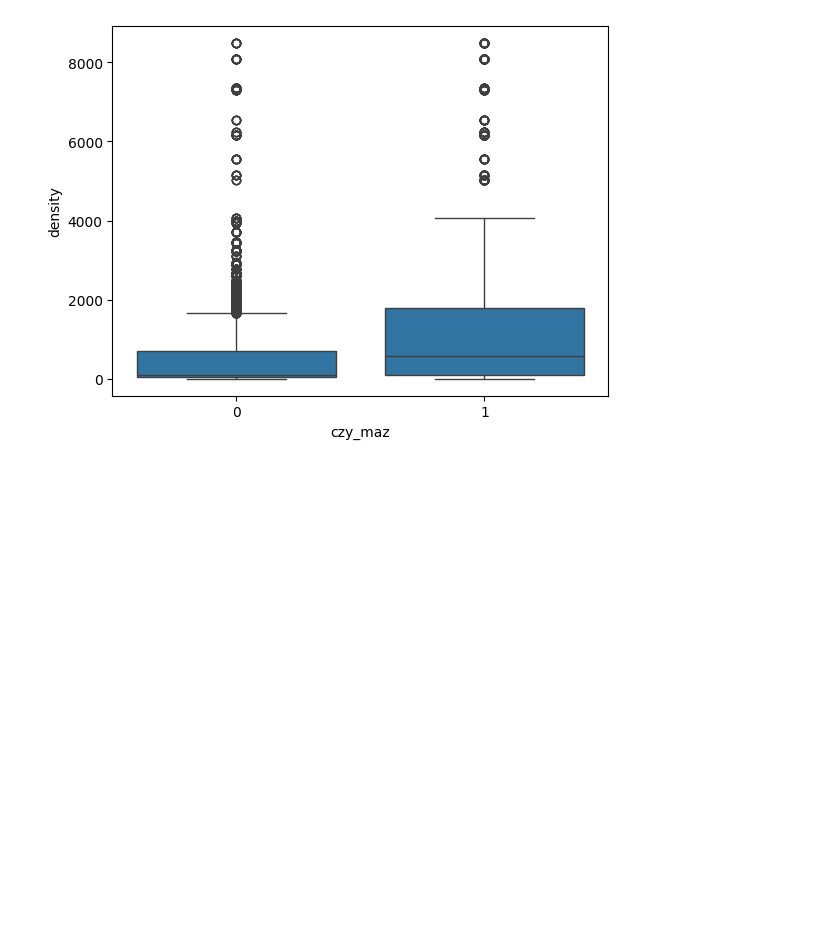
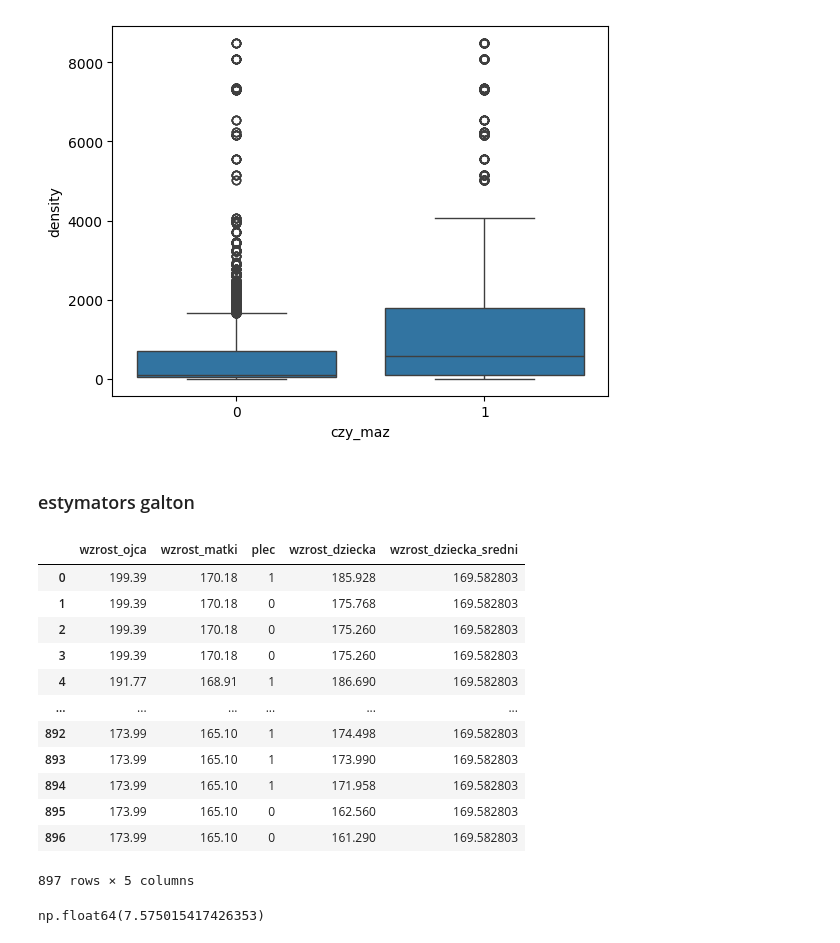
Before and after one commit to GrabarzVIII/election_analisys_stacjaIT, a Jupyter notebook: notebooks/analisys.ipynb, the cells around one changed output. Saved outputs shown, nothing was run; the diff lists cells and outputs as text; code cells hidden in the pictures; blank space fills up the shorter version.

Commit message:
galton loaded and sklearn metrics used

```diff
--- a/notebooks/analisys.ipynb
+++ b/notebooks/analisys.ipynb
@@ -333,3 +333,27 @@ sns.boxplot(data=turn2, x='czy_maz', y='density')
 # %% [output]
 <Axes: xlabel='czy_maz', ylabel='density'>
 [figure]
+# %% [markdown]
+### estymators galton
+# %%
+galton = pd.read_csv(r'..\data\another\galton.csv', sep=';', decimal=',').drop(['rodzina','liczba_dzieci'], axis=1)
+galton['wzrost_dziecka_sredni'] = galton['wzrost_dziecka'].mean()
+galton
+# %% [output]
+|  | wzrost_ojca | wzrost_matki | plec | wzrost_dziecka | wzrost_dziecka_sredni |
+| 0 | 199.39 | 170.18 | 1 | 185.928 | 169.582803 |
+| 1 | 199.39 | 170.18 | 0 | 175.768 | 169.582803 |
+| 2 | 199.39 | 170.18 | 0 | 175.260 | 169.582803 |
+| 3 | 199.39 | 170.18 | 0 | 175.260 | 169.582803 |
+| 4 | 191.77 | 168.91 | 1 | 186.690 | 169.582803 |
+| ... | ... | ... | ... | ... | ... |
+| 892 | 173.99 | 165.10 | 1 | 174.498 | 169.582803 |
+| 893 | 173.99 | 165.10 | 1 | 173.990 | 169.582803 |
+| 894 | 173.99 | 165.10 | 1 | 171.958 | 169.582803 |
+| 895 | 173.99 | 165.10 | 0 | 162.560 | 169.582803 |
+| 896 | 173.99 | 165.10 | 0 | 161.290 | 169.582803 |
+897 rows × 5 columns
+# %%
+mae(galton['wzrost_dziecka'],galton['wzrost_dziecka_sredni'])
+# %% [output]
+np.float64(7.575015417426353)
```
Also changed, not shown: parts of 1 cell of this notebook, 1 other file.
